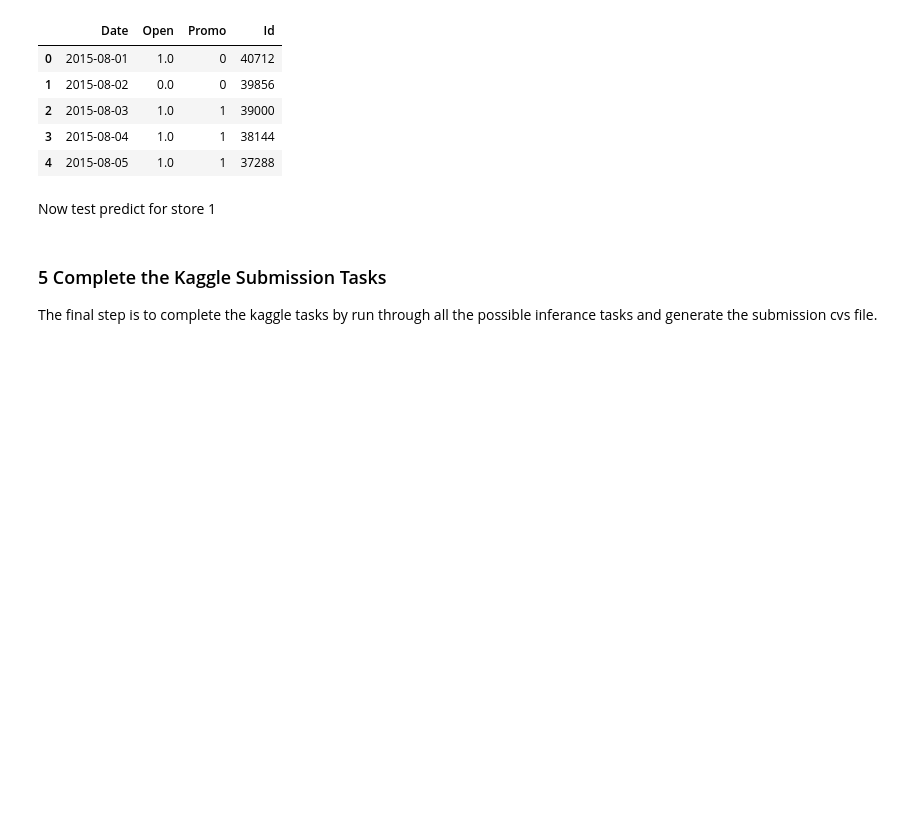
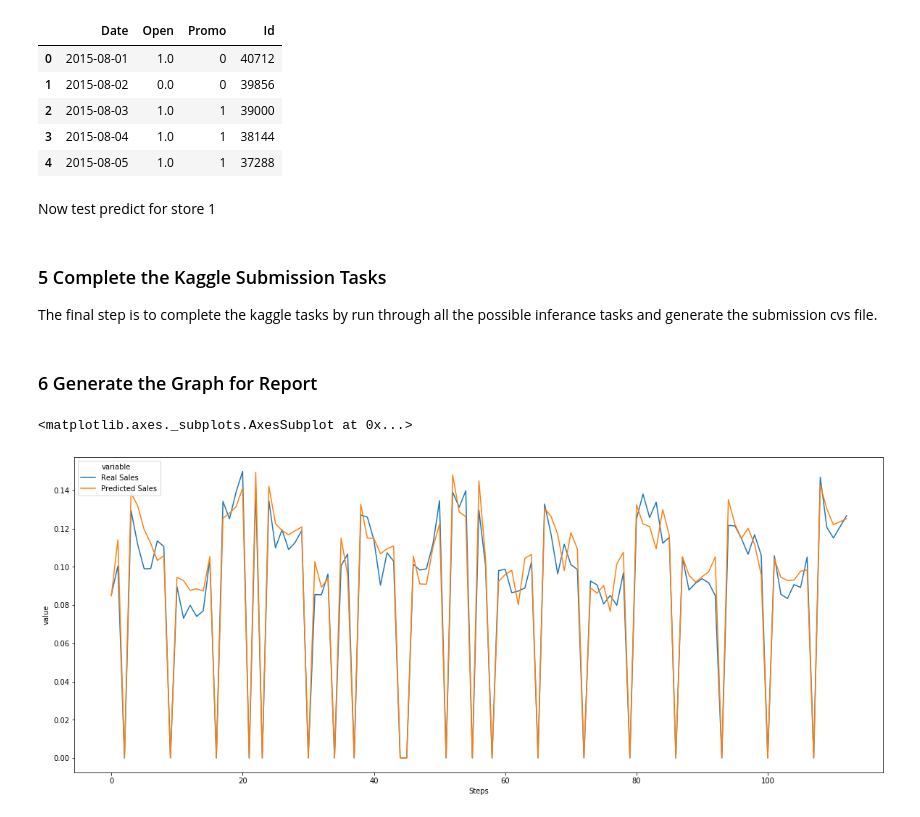
Before and after one commit to tianyiran02/udacityML_FinalProject, a Jupyter notebook: final_project.ipynb, the cells around one changed output. Drawn from its saved outputs; the diff is of its cells as text; code cells hidden in the pictures; blank space fills up the shorter version.

Commit message:
add print for report

```diff
--- a/final_project.ipynb
+++ b/final_project.ipynb
@@ -1095,7 +1095,7 @@ SchoolHoliday     0
 dtype: int64
 # %%
 # So if the OpenStatus is not clear, I'll just assume it's closed
-testData.fillna(0, inplace=True)
+testData.fillna(1, inplace=True)
 # %%
 # First create target stores full data with date, here use store1 for example first
 def generatSeriesSalesOpenPromoDataFromStore(df=trainingDataYDf, attention=ATTENTION,
@@ -1231,3 +1231,41 @@ submit.sort_values(by='Id', ascending=True, inplace=True)
 # %%
 # Store to cvs for submission
 submit.to_csv("submission.csv", index=False)
+# %% [markdown]
+### 6 Generate the Graph for Report
+# %%
+# So I'll use the validation sets to generate the comparison graph
+trainloader = torch.utils.data.DataLoader(trainingSet, batch_size=1, shuffle=False, pin_memory=True)
+validloader = torch.utils.data.DataLoader(validSet, batch_size=1, shuffle=False, pin_memory=True)
+# %%
+predict = []
+label = []
+
+model.eval()
+with torch.no_grad():
+    for lookback, attention, openSta, currentopen, promo, labels in validloader:
+        # Move data to default device
+        lookback    = lookback.to(device)
+        attention   = attention.to(device)
+        openSta     = openSta.to(device)
+        currentopen = currentopen.to(device)
+        promo       = promo.to(device)
+
+        output = model.forward(lookback, attention, openSta, currentopen, promo)
+
+        predict.append(output.cpu().numpy()[0][0])
+        label.append(labels.cpu().numpy()[0][0])
+# %%
+# generate training/validationg dataframe for further plotting
+predictComparison = pd.DataFrame({
+    'Steps': list(range(len(label))),
+    'Real Sales': label,
+    'Predicted Sales': predict
+})
+# %%
+fig = plt.figure(figsize=(20,8))
+sns.lineplot(x='Steps', y='value', hue='variable',
+             data=pd.melt(predictComparison, ['Steps']))
+# %% [output]
+<matplotlib.axes._subplots.AxesSubplot at 0x...>
+[figure, added]
```
